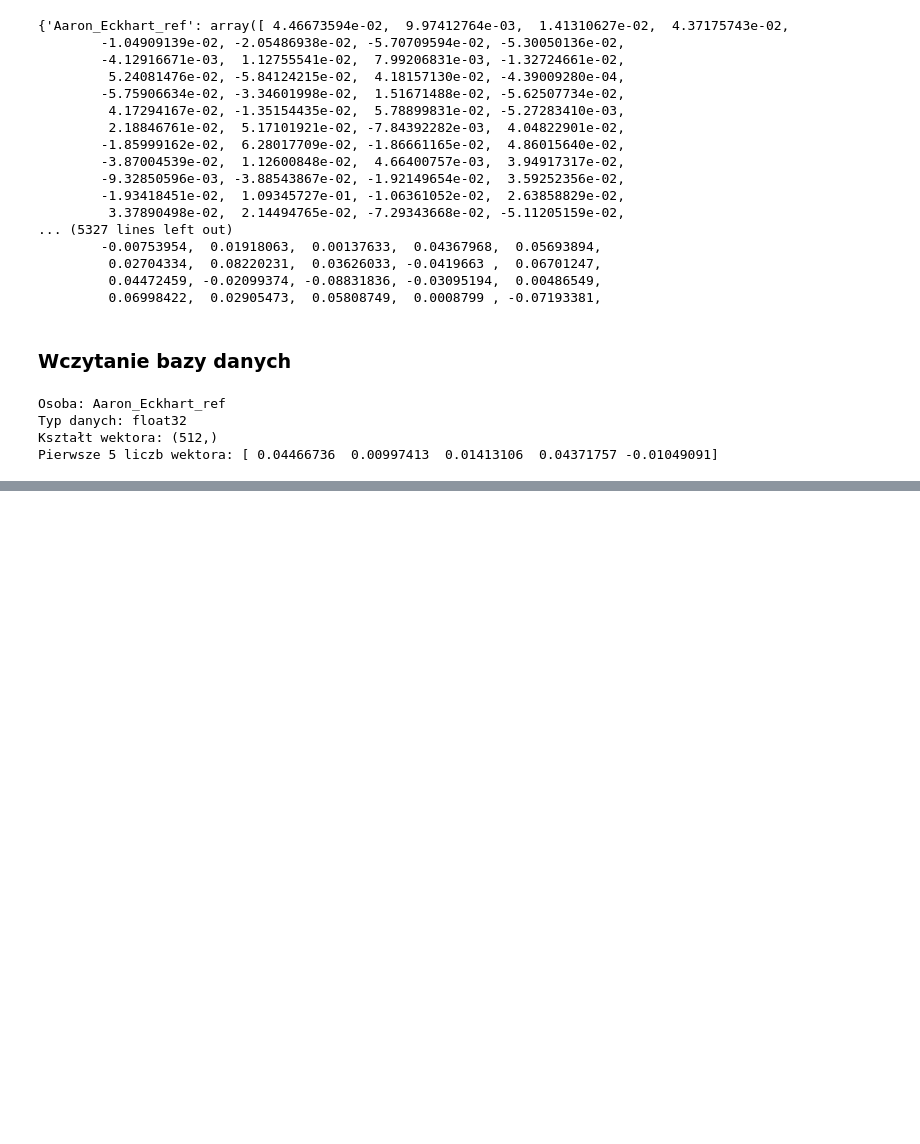
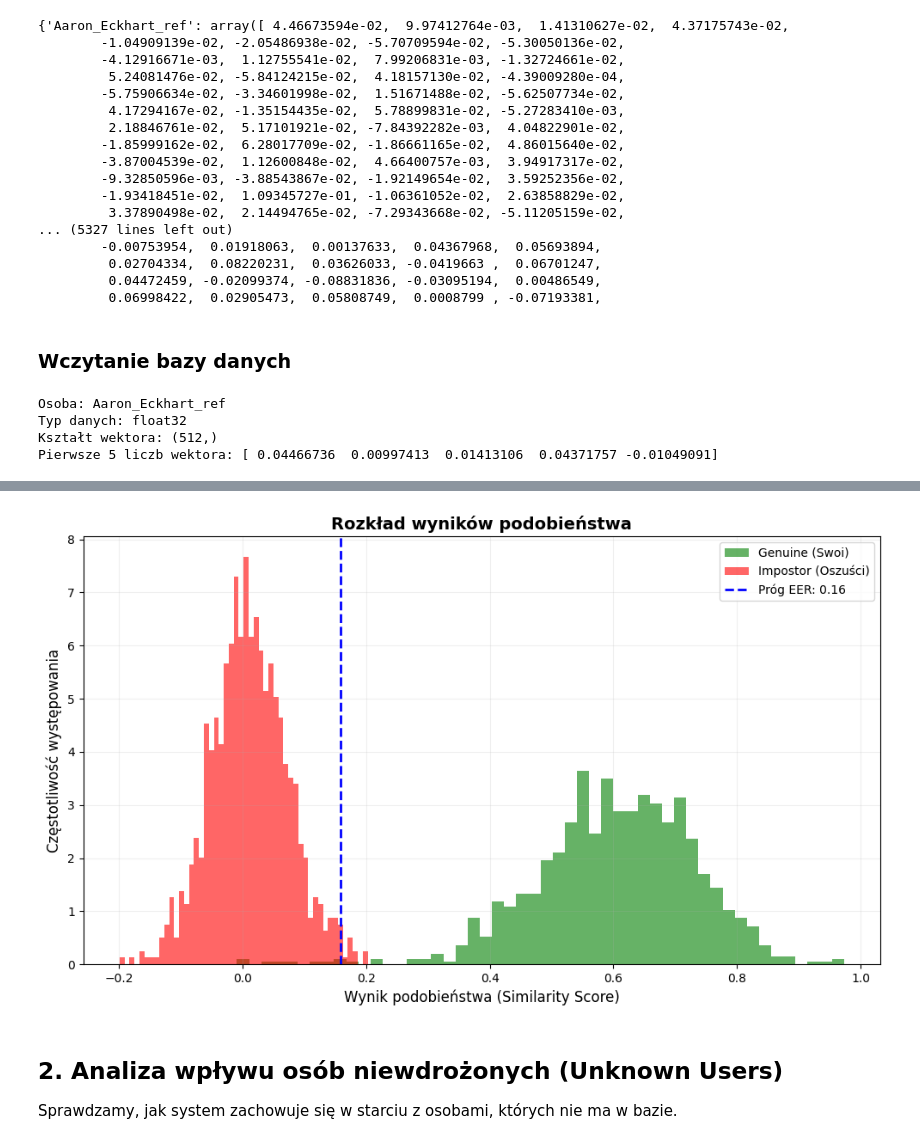
Before and after one commit to ala0702/facial-recognition-system, a Jupyter notebook: model.ipynb, the cells around one changed output, grey strips where cells are left out. Cells and saved outputs as stored; diff of their text form; code cells hidden in the pictures; blank space fills up the shorter version.

```diff
--- a/model.ipynb
+++ b/model.ipynb
@@ -210,0 +211,21 @@ Pierwsze 5 liczb wektora: [ 0.04466736  0.00997413  0.01413106  0.04371757 -0.01
+# %%
+def get_face_embedding_with_padding(image_path):
+    img = cv2.imread(image_path)
+    if img is None:
+        return None
+
+    h, w = img.shape[:2]
+    pad_h, pad_w = int(h * 0.4), int(w * 0.4)
+    img_padded = cv2.copyMakeBorder(
+        img, pad_h, pad_h, pad_w, pad_w,
+        cv2.BORDER_CONSTANT, value=[0, 0, 0]
+    )
+
+    faces = app.get(img_padded)
+
+    if len(faces) == 0:
+        # print(f"Undetected face in the image: {image_path}")
+        return None
+
+    faces = sorted(faces, key=lambda x: (x.bbox[2]-x.bbox[0])*(x.bbox[3]-x.bbox[1]), reverse=True)
+    return faces[0].normed_embedding
@@ -210,0 +383,24 @@ Pierwsze 5 liczb wektora: [ 0.04466736  0.00997413  0.01413106  0.04371757 -0.01
+# %%
+plt.figure(figsize=(10, 6))
+plt.hist(gen_scores, bins=50, alpha=0.6, label='Genuine (Swoi)', color='green', density=True)
+plt.hist(imp_scores, bins=50, alpha=0.6, label='Impostor (Oszuści)', color='red', density=True)
+
+plt.axvline(optimal_threshold, color='blue', linestyle='--', lw=2, label=f'Próg EER: {optimal_threshold:.2f}')
+
+plt.title('Rozkład wyników podobieństwa', fontsize=14, fontweight='bold')
+plt.xlabel('Wynik podobieństwa (Similarity Score)', fontsize=12)
+plt.ylabel('Częstotliwość występowania', fontsize=12)
+plt.legend()
+plt.grid(alpha=0.2)
+plt.tight_layout()
+
+
+plt.savefig('histogram_rozkładu_wyników.png', dpi=300)
+plt.savefig('histogram_rozkładu_wyników.pdf')
+
+plt.show()
+# %% [output]
+[figure, added]
+# %% [markdown]
+## 2. Analiza wpływu osób niewdrożonych (Unknown Users)
+Sprawdzamy, jak system zachowuje się w starciu z osobami, których nie ma w bazie.
```
Also changed, not shown: parts of 19 cells of this notebook, 10 other files.
